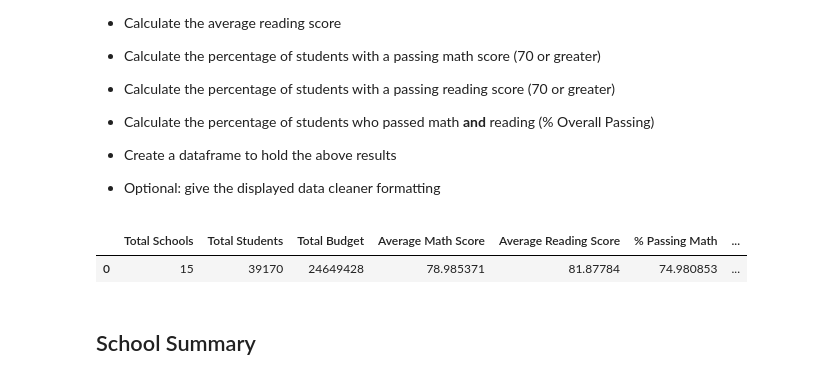
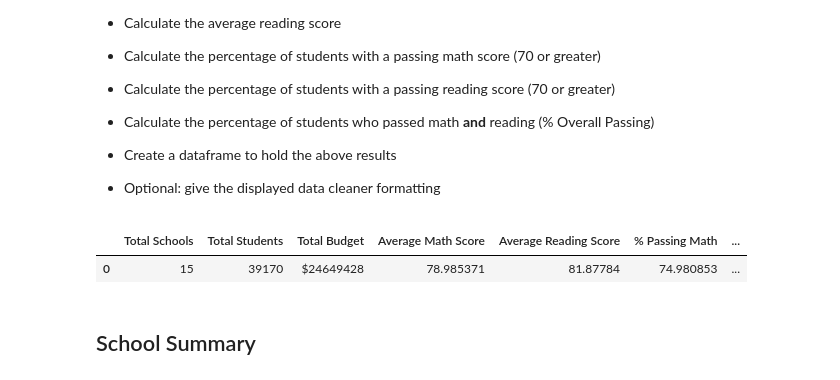
Before and after one commit to AmyWagarCinch/pandas-challenge, a Jupyter notebook: PyCitySchools_starter.ipynb, the cells around one changed output. Drawn from its saved outputs; the diff is of its cells as text; code cells hidden in the pictures.

```diff
--- a/PyCitySchools_starter.ipynb
+++ b/PyCitySchools_starter.ipynb
@@ -72,17 +66,21 @@ percent_passing_both = (np.array([passing_both])/ np.array([total_students]))*10
+# %%
+#percentage of students passing both math AND reading
+passing_both = len(school_data_complete.loc[(school_data_complete["math_score"]>69) & (school_data_complete["reading_score"]>69)])
+percent_passing_both = (np.array([passing_both])/ np.array([total_students]))*100
 # %%
 #create a summary DataFrame using above values
 school_summary = pd.DataFrame({"Total Schools": [total_schools],
                               "Total Students": [total_students],
-                              "Total Budget": [total_budget],
+                              "Total Budget": "$" + str(total_budget),
                               "Average Math Score": [average_math],
                               "Average Reading Score": [average_reading],
                               "% Passing Math": percent_passing_math,
                               "% Passing Reading": percent_passing_reading,
                               "% Overall Passing": percent_passing_both})
 school_summary
 # %% [output]
 |  | Total Schools | Total Students | Total Budget | Average Math Score | Average Reading Score | % Passing Math | ... |
-| 0 | 15 | 39170 | 24649428 | 78.985371 | 81.87784 | 74.980853 | ... |
+| 0 | 15 | 39170 | $24649428 | 78.985371 | 81.87784 | 74.980853 | ... |
 # %% [markdown]
 ## School Summary
 # %% [markdown]
```
Also changed, not shown: parts of 11 cells of this notebook.
